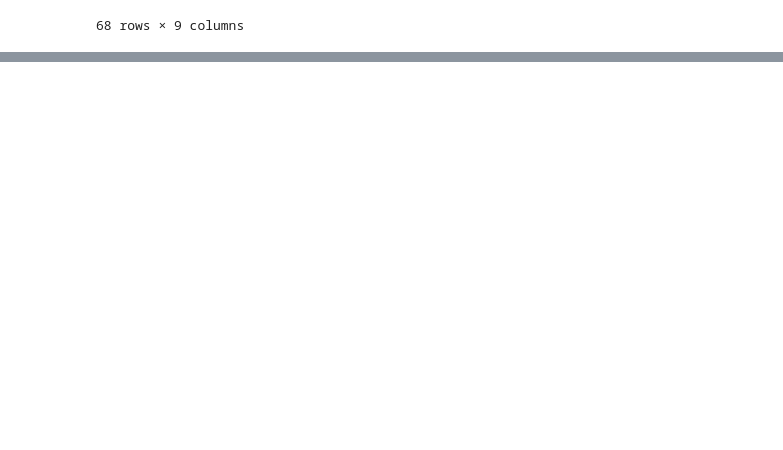
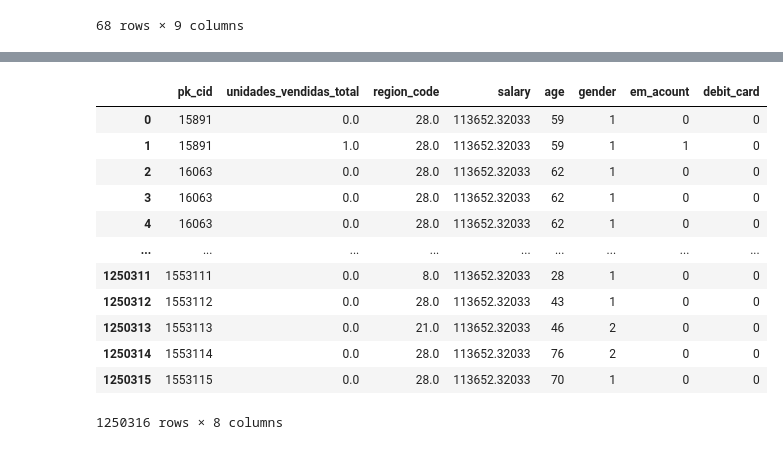
Before and after one commit to giannimaggiora/easyMoney, a Jupyter notebook: Mejores10000clientes.ipynb, the cells around one changed output, grey strips where cells are left out. Cells and saved outputs as stored; diff of their text form; code cells hidden in the pictures; blank space fills up the shorter version.

```diff
--- a/Mejores10000clientes.ipynb
+++ b/Mejores10000clientes.ipynb
@@ -183 +344,17 @@ df_best = segmented_rfm[segmented_rfm['RFMScore']=='111'].sort_values('monetary_
+# %%
+df_best_features
+# %% [output]
+|  | pk_cid | unidades_vendidas_total | region_code | salary | age | gender | em_acount | debit_card |
+| 0 | 15891 | 0.0 | 28.0 | 113652.32033 | 59 | 1 | 0 | 0 |
+| 1 | 15891 | 1.0 | 28.0 | 113652.32033 | 59 | 1 | 1 | 0 |
+| 2 | 16063 | 0.0 | 28.0 | 113652.32033 | 62 | 1 | 0 | 0 |
+| 3 | 16063 | 0.0 | 28.0 | 113652.32033 | 62 | 1 | 0 | 0 |
+| 4 | 16063 | 0.0 | 28.0 | 113652.32033 | 62 | 1 | 0 | 0 |
+| ... | ... | ... | ... | ... | ... | ... | ... | ... |
+| 1250311 | 1553111 | 0.0 | 8.0 | 113652.32033 | 28 | 1 | 0 | 0 |
+| 1250312 | 1553112 | 0.0 | 28.0 | 113652.32033 | 43 | 1 | 0 | 0 |
+| 1250313 | 1553113 | 0.0 | 21.0 | 113652.32033 | 46 | 2 | 0 | 0 |
+| 1250314 | 1553114 | 0.0 | 28.0 | 113652.32033 | 76 | 2 | 0 | 0 |
+| 1250315 | 1553115 | 0.0 | 28.0 | 113652.32033 | 70 | 1 | 0 | 0 |
+1250316 rows × 8 columns
 # %%
```
Also changed, not shown: parts of 31 cells of this notebook.
